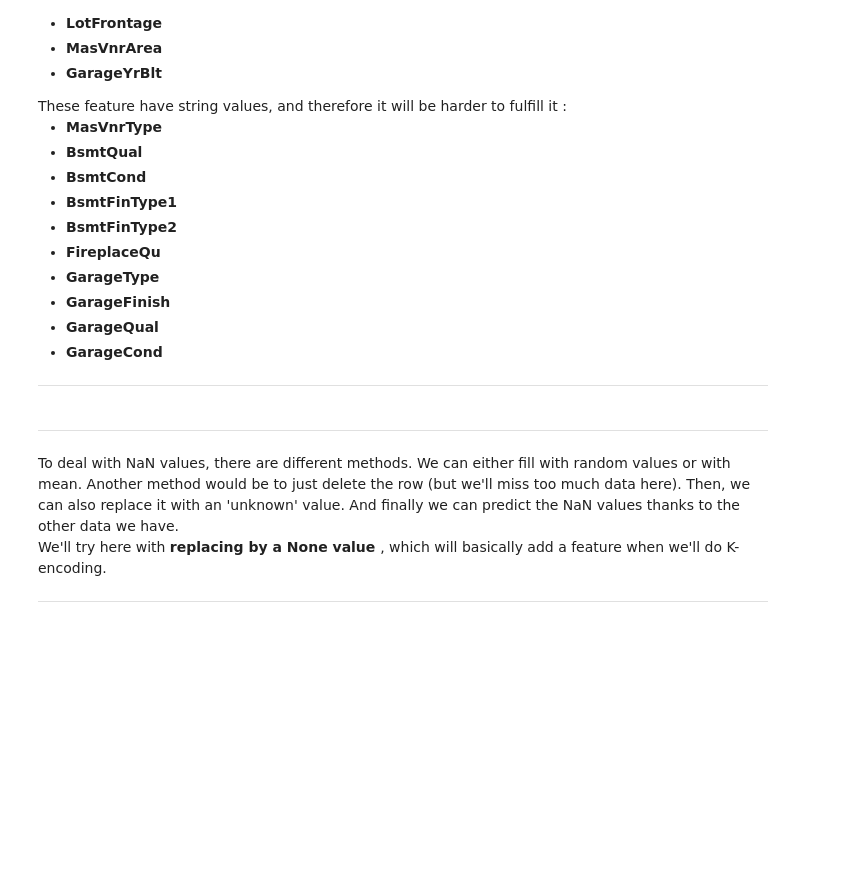
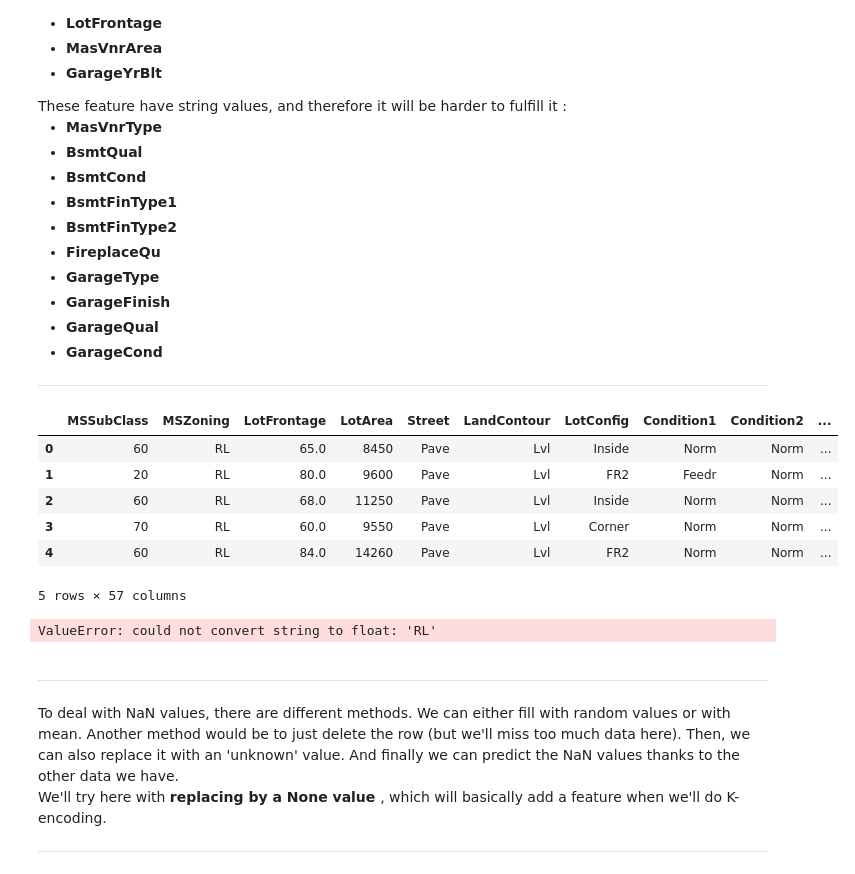
Before and after one commit to Makubu/AML, a Jupyter notebook: Chall2_Houses_Prediction/house_pricing_challenge.ipynb, the cells around one changed output. Saved outputs shown, nothing was run; the diff lists cells and outputs as text; code cells hidden in the pictures; blank space fills up the shorter version.

```diff
--- a/Chall2_Houses_Prediction/house_pricing_challenge.ipynb
+++ b/Chall2_Houses_Prediction/house_pricing_challenge.ipynb
@@ -458,6 +452,27 @@ for column in features_nan_num :
     # Fulfill the NaN values by the mean
     dataset[column].fillna(feature_mean , inplace=True)
     test[column].fillna(feature_mean_test , inplace=True)
+# %%
+dataset.head()
+# %% [output]
+|  | MSSubClass | MSZoning | LotFrontage | LotArea | Street | LandContour | LotConfig | Condition1 | Condition2 | ... |
+| 0 | 60 | RL | 65.0 | 8450 | Pave | Lvl | Inside | Norm | Norm | ... |
+| 1 | 20 | RL | 80.0 | 9600 | Pave | Lvl | FR2 | Feedr | Norm | ... |
+| 2 | 60 | RL | 68.0 | 11250 | Pave | Lvl | Inside | Norm | Norm | ... |
+| 3 | 70 | RL | 60.0 | 9550 | Pave | Lvl | Corner | Norm | Norm | ... |
+| 4 | 60 | RL | 84.0 | 14260 | Pave | Lvl | FR2 | Norm | Norm | ... |
+5 rows × 57 columns
+# %%
+# Then standardize before touching to categorical feature
+from sklearn.preprocessing import StandardScaler
+scaler = StandardScaler().fit(dataset)
+
+# TODO : appliquer scalr que sur numerical data
+
+dataset = scaler.transform(dataset)
+test = scaler.transform(test)
+# %% [output]
+ValueError: could not convert string to float: 'RL'
 # %% [markdown]
 <hr>
 To deal with NaN values, there are different methods. We can either fill with random values or with mean. Another method would be to just delete the row (but we'll miss too much data here). Then, we can also replace it with an 'unknown' value. And finally we can predict the NaN values thanks to the other data we have. <br>
```
Also changed, not shown: parts of 26 cells of this notebook, 1 other file.
